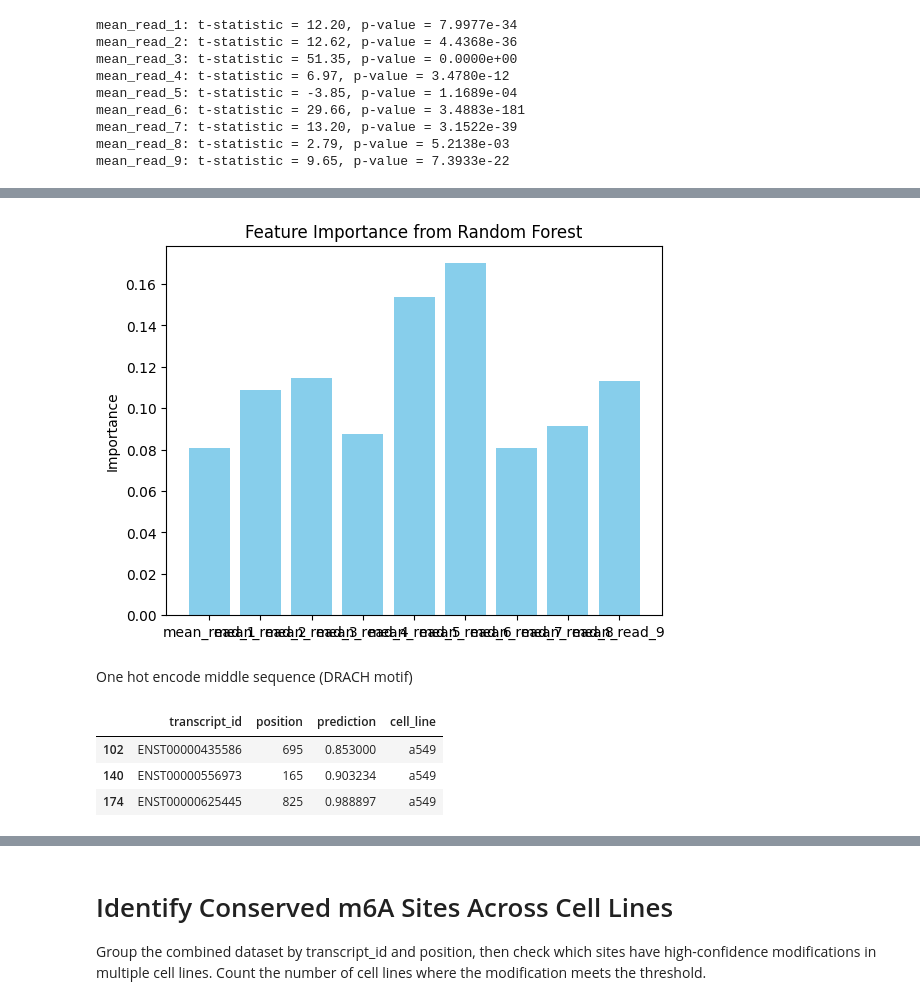
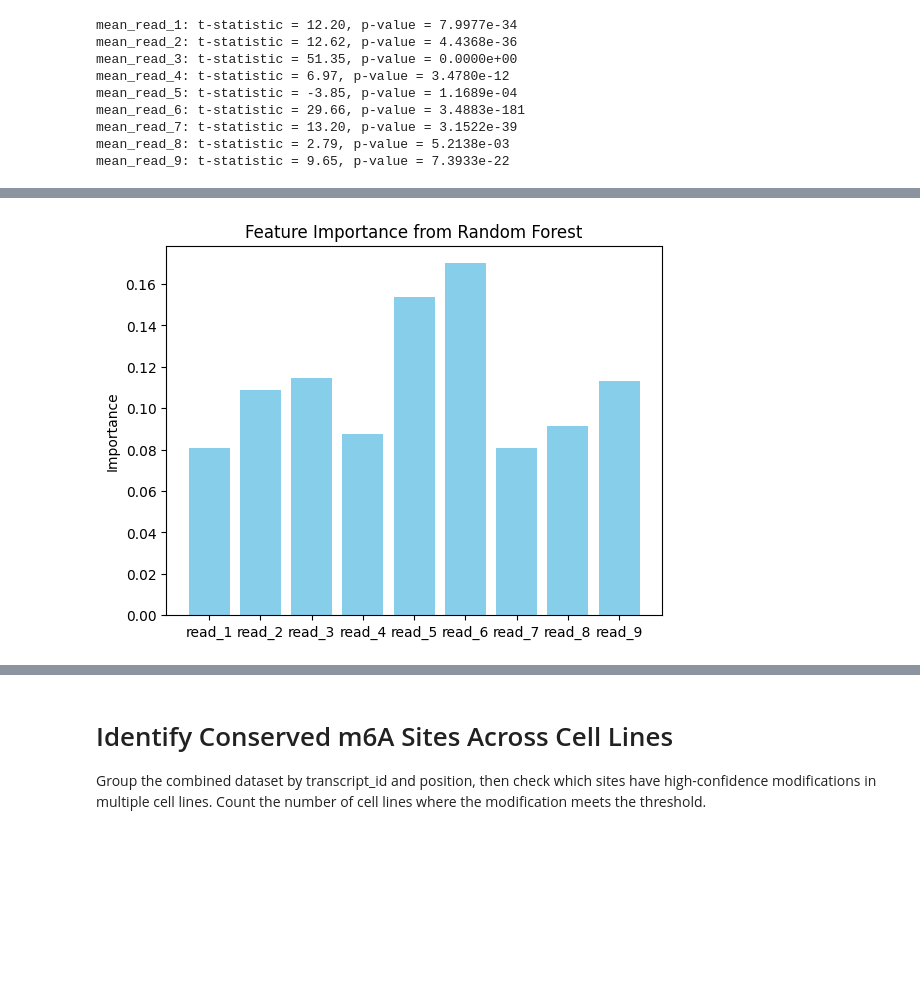
Before and after one commit to okk15y/DSA4262, a Jupyter notebook: src/latest visualization.ipynb, the cells around one changed output, grey strips where cells are left out. Drawn from its saved outputs; the diff is of its cells as text; code cells hidden in the pictures; blank space fills up the shorter version.

Commit message:
updated the visualization ipynb

```diff
--- a/src/latest visualization.ipynb
+++ b/src/latest visualization.ipynb
@@ -86,24 +84,3 @@ mean_read_6: t-statistic = 29.66, p-value = 3.4883e-181
 mean_read_7: t-statistic = 13.20, p-value = 3.1522e-39
 mean_read_8: t-statistic = 2.79, p-value = 5.2138e-03
 mean_read_9: t-statistic = 9.65, p-value = 7.3933e-22
-# %%
-import matplotlib.pyplot as plt
-import seaborn as sns
-
-# Plot histograms for each `mean_read` feature
-fig, axes = plt.subplots(3, 3, figsize=(15, 12))
-axes = axes.flatten()
-for i in range(9):
-    sns.histplot(data=temp_df, x=f'mean_read_{i+1}', hue='label', kde=True, ax=axes[i], palette='muted')
-    axes[i].set_title(f"Distribution of mean_read_{i+1}")
-plt.tight_layout()
-plt.show()
-
-# Plot boxplots for each `mean_read` feature
-fig, axes = plt.subplots(3, 3, figsize=(15, 12))
-axes = axes.flatten()
-for i in range(9):
-    sns.boxplot(x='label', y=f'mean_read_{i+1}', data=temp_df, ax=axes[i], palette='muted')
-    axes[i].set_title(f"Boxplot of mean_read_{i+1}")
-plt.tight_layout()
-plt.show()
@@ -130,42 +104,19 @@ Passing `palette` without assigning `hue` is deprecated and will be removed in v
 # %%
 from sklearn.ensemble import RandomForestClassifier
 
 # Define features and labels
 X = temp_df[[f'mean_read_{i+1}' for i in range(9)]]
 y = temp_df['label']
 
 # Train a Random Forest model
 model = RandomForestClassifier(random_state=42)
 model.fit(X, y)
 
 # Plot feature importances
 importances = model.feature_importances_
-plt.bar([f'mean_read_{i+1}' for i in range(9)], importances, color='skyblue')
+plt.bar([f'read_{i+1}' for i in range(9)], importances, color='skyblue')
 plt.ylabel("Importance")
 plt.title("Feature Importance from Random Forest")
 plt.show()
 # %% [output]
-[figure, old version]
+[figure, new version]
-# %% [markdown]
-One hot encode middle sequence (DRACH motif)
-# %%
-import pandas as pd
-import matplotlib.pyplot as plt
-import seaborn as sns
-from matplotlib_venn import venn2, venn3
-
-
-all_data = pd.read_csv('../data/predictions.csv')
-# Define a prediction score threshold to identify high-confidence m6A sites
-threshold = 0.8
-
-# Filter the combined dataset to include only high-confidence m6A sites
-high_confidence_sites = all_data[all_data['prediction'] > threshold]
-
-# Display the first few rows of the high-confidence sites
-high_confidence_sites.head(3)
-# %% [output]
-|  | transcript_id | position | prediction | cell_line |
-| 102 | ENST00000435586 | 695 | 0.853000 | a549 |
-| 140 | ENST00000556973 | 165 | 0.903234 | a549 |
-| 174 | ENST00000625445 | 825 | 0.988897 | a549 |
```
Also changed, not shown: parts of 20 cells of this notebook, 2 other files.
